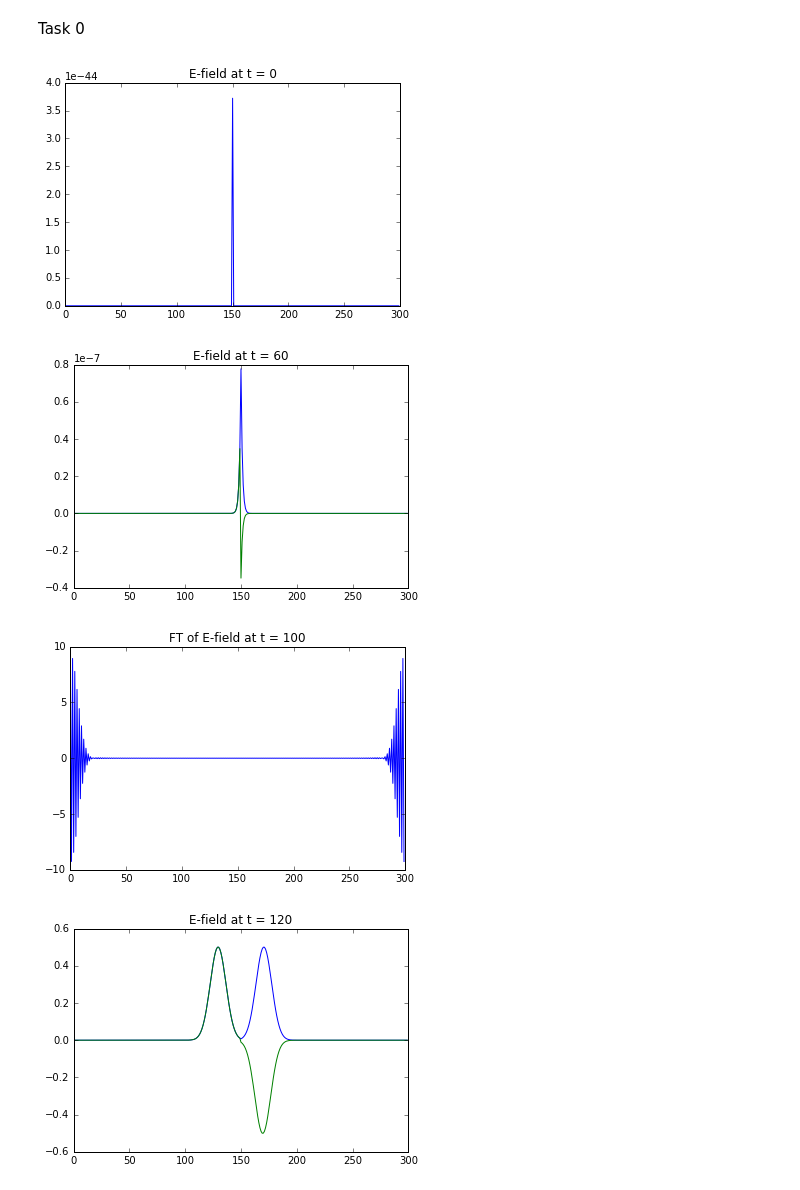
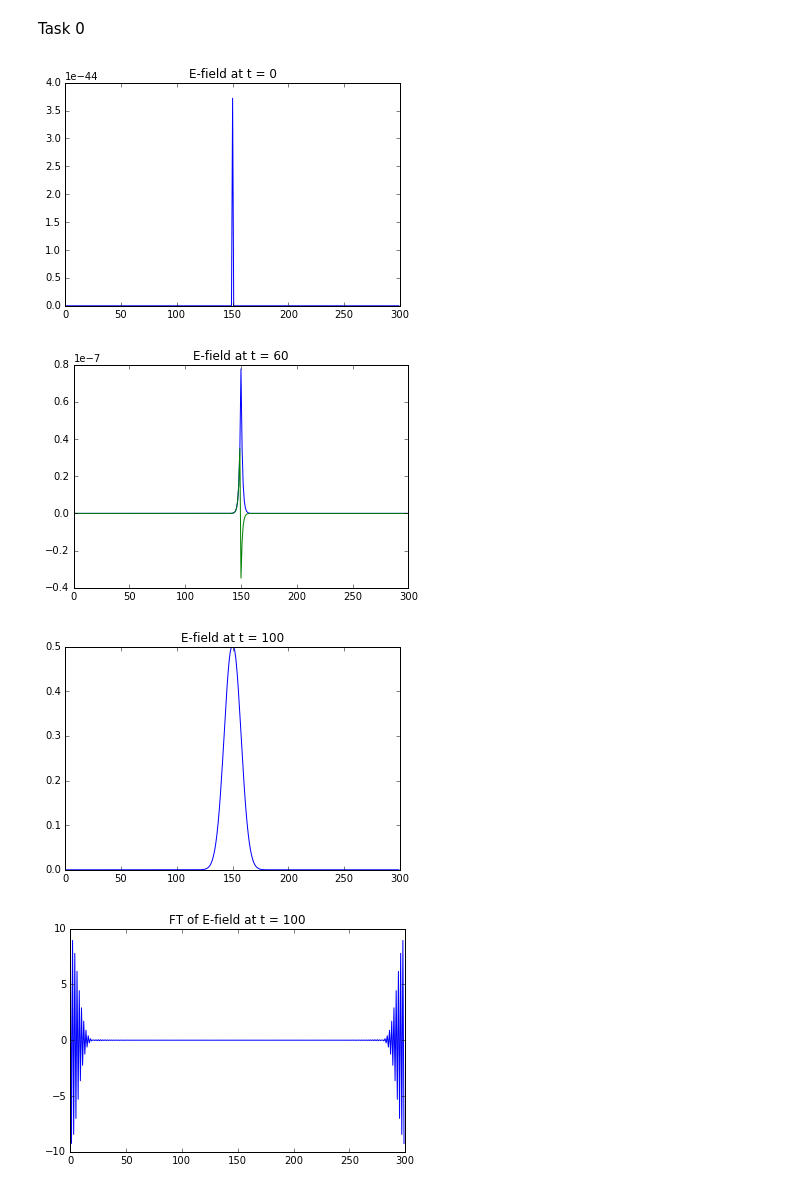
Before and after one commit to fazdal/fdtd-fdfd, a Jupyter notebook: fdtd/task0.ipynb, the cells around one changed output. Cells and saved outputs as stored; diff of their text form; code cells hidden in the pictures.

Commit message:
plot at srcdel

```diff
--- a/fdtd/task0.ipynb
+++ b/fdtd/task0.ipynb
@@ -30,32 +30,37 @@ for dt in range(0,nt):
 
     for j in range(1,nx-1):
         ez[j] = ez[j] + (hy[j]-hy[j-1])*imp0
     #ez[srcori] += m.exp(-(dt-srcdel)*(dt-srcdel)/srcwid)
     ez[srcori] += m.exp(-((dt-srcdel)*(dt-srcdel))/(srcwid*srcwid))
 
 
     plt.hold(True)
     if (dt == srcdel):
         fignum+=1
         plt.figure(fignum)
+        plt.title("E-field at t = "+ str(dt))
+        plt.plot(ez)
+
+        fignum+=1
+        plt.figure(fignum)
         plt.title("FT of E-field at t = "+ str(dt))
         plt.plot(np.fft.fft(ez))
 
     if (dt % 60 == 0 or dt == nt-2):
         fignum += 1
         plt.figure(fignum)
         plt.title("E-field at t = "+ str(dt))
         plt.plot(ez)
 
         if (dt != nt-2):
             plt.plot(hy*imp0)
         elif (dt == nt-2):
             fignum+=1
             plt.figure(fignum)
             plt.title("FT of E-field at t = "+ str(dt))
             plt.plot(np.fft.fft(ez))
 # %% [output]
 [figure]
 [figure]
-[figure, old version]
+[figure, new version]
-[figure, old version]
+[figure, new version]
```
Also changed, not shown: parts of 1 cell of this notebook.
